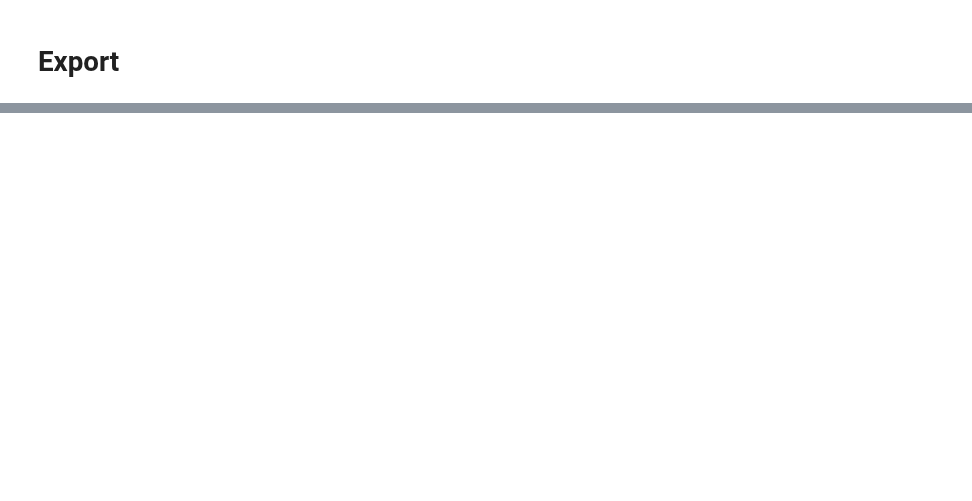
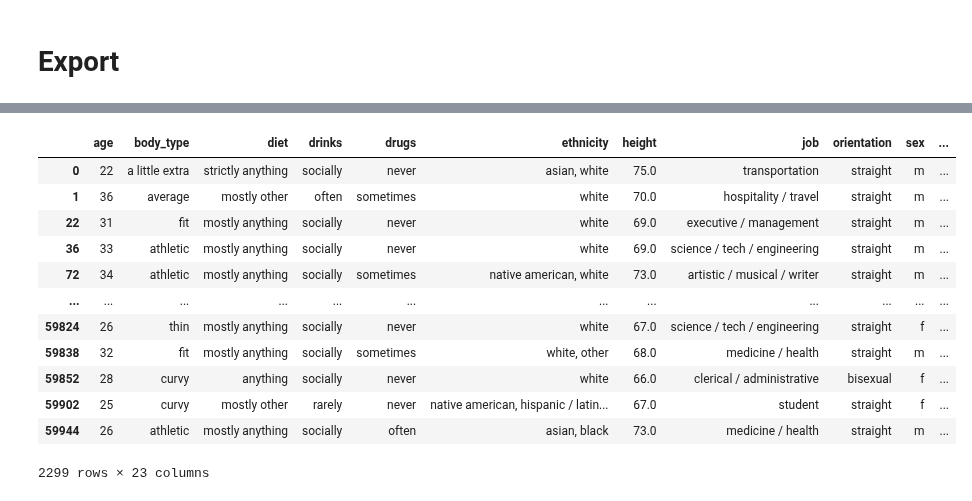
Before and after one commit to HuberNicolas/okcupid-explorer, a Jupyter notebook: backend/src/master.ipynb, the cells around one changed output, grey strips where cells are left out. Drawn from its saved outputs; the diff is of its cells as text; code cells hidden in the pictures; blank space fills up the shorter version.

```diff
--- a/backend/src/master.ipynb
+++ b/backend/src/master.ipynb
@@ -727,0 +948,18 @@ with open('data.txt', 'w') as f:
+# %%
+df = df.drop(['income'], axis=1).dropna()
+# %%
+df.dropna()
+# %% [output]
+|  | age | body_type | diet | drinks | drugs | ethnicity | height | job | orientation | sex | ... |
+| 0 | 22 | a little extra | strictly anything | socially | never | asian, white | 75.0 | transportation | straight | m | ... |
+| 1 | 36 | average | mostly other | often | sometimes | white | 70.0 | hospitality / travel | straight | m | ... |
+| 22 | 31 | fit | mostly anything | socially | never | white | 69.0 | executive / management | straight | m | ... |
+| 36 | 33 | athletic | mostly anything | socially | never | white | 69.0 | science / tech / engineering | straight | m | ... |
+| 72 | 34 | athletic | mostly anything | socially | sometimes | native american, white | 73.0 | artistic / musical / writer | straight | m | ... |
+| ... | ... | ... | ... | ... | ... | ... | ... | ... | ... | ... | ... |
+| 59824 | 26 | thin | mostly anything | socially | never | white | 67.0 | science / tech / engineering | straight | f | ... |
+| 59838 | 32 | fit | mostly anything | socially | sometimes | white, other | 68.0 | medicine / health | straight | m | ... |
+| 59852 | 28 | curvy | anything | socially | never | white | 66.0 | clerical / administrative | bisexual | f | ... |
+| 59902 | 25 | curvy | mostly other | rarely | never | native american, hispanic / latin... | 67.0 | student | straight | f | ... |
+| 59944 | 26 | athletic | mostly anything | socially | often | asian, black | 73.0 | medicine / health | straight | m | ... |
+2299 rows × 23 columns
```
Also changed, not shown: parts of 24 cells of this notebook, 1 other file.
